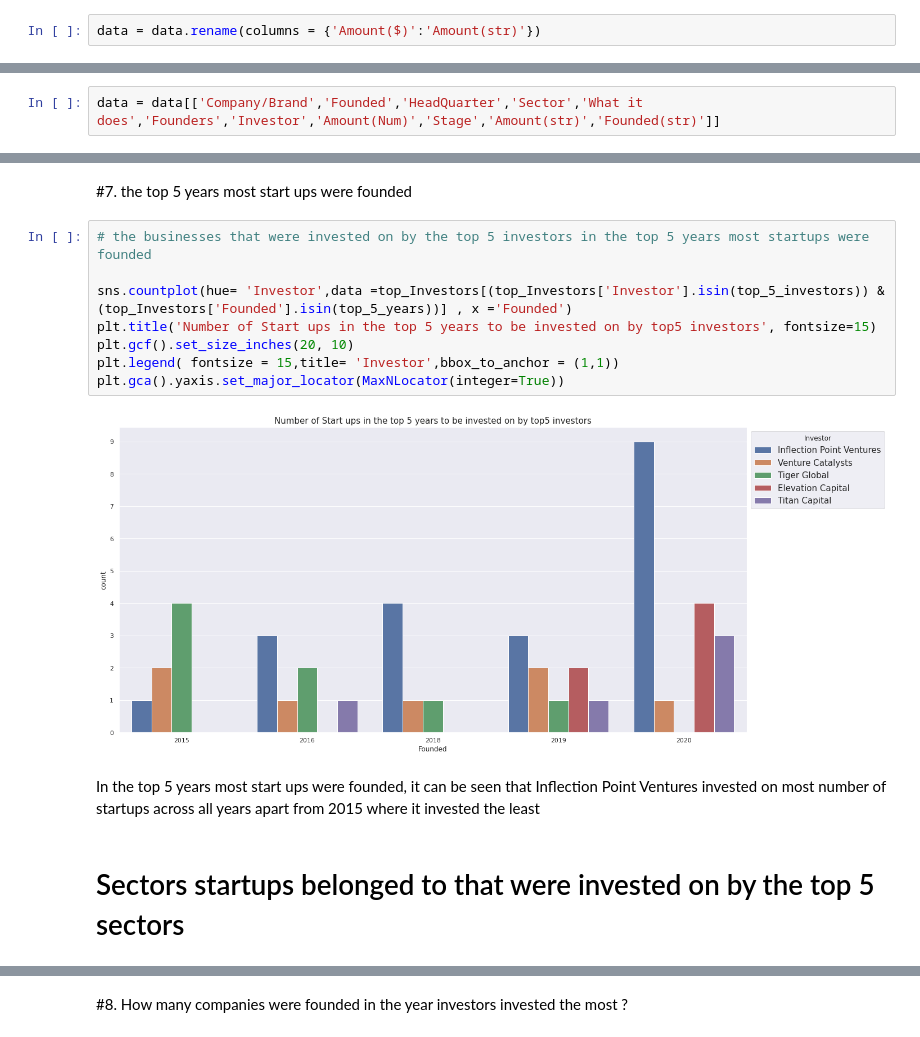
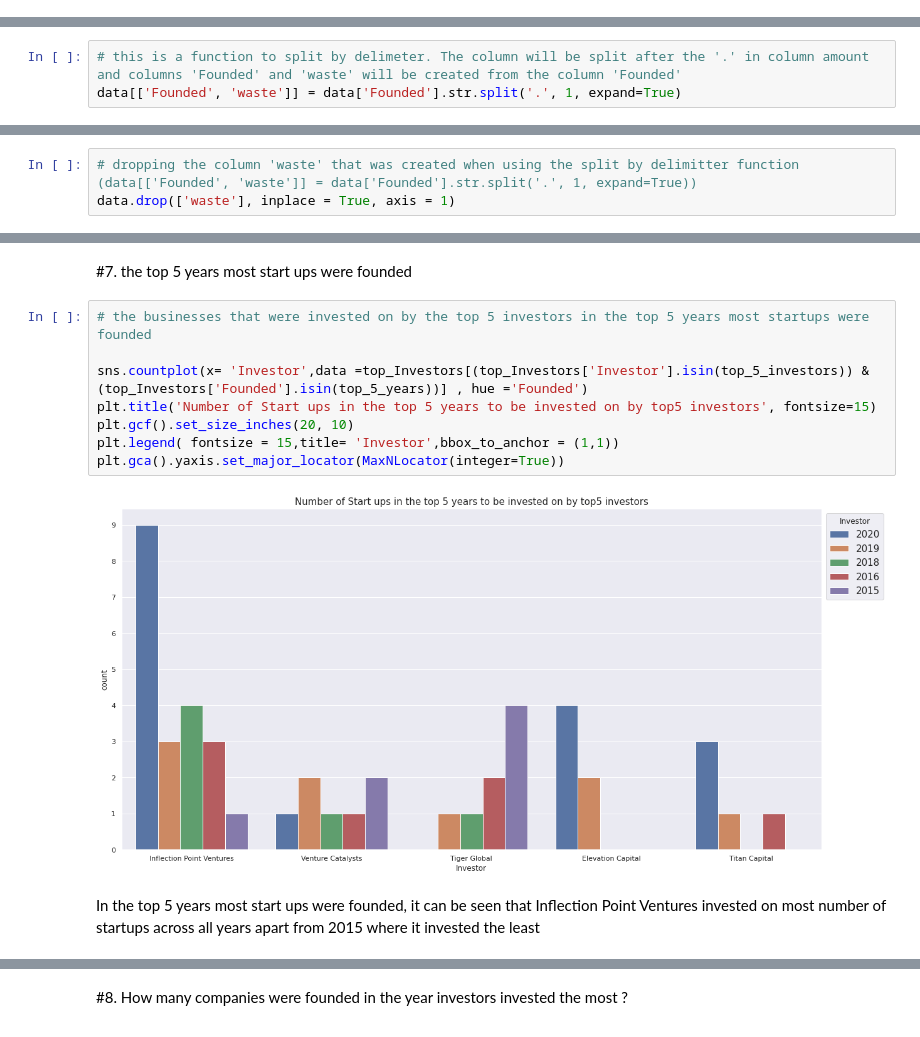
Before and after one commit to mungutiwilliam/Indian-Startups-dataset-analysis, a Jupyter notebook: Indian_Startups_Funding_&_Investors_analysis.ipynb, the cells around one changed output, grey strips where cells are left out. Drawn from its saved outputs; the diff is of its cells as text.

Commit message:
new commits after third meeting

```diff
--- a/Indian_Startups_Funding_&_Investors_analysis.ipynb
+++ b/Indian_Startups_Funding_&_Investors_analysis.ipynb
@@ -1645,2 +863,0 @@ memory usage: 68.9+ KB
-# %%
-data = data.rename(columns = {'Amount($)':'Amount(str)'})
@@ -1663,2 +863,0 @@ data
-# %%
-data = data[['Company/Brand','Founded','HeadQuarter','Sector','What it does','Founders','Investor','Amount(Num)','Stage','Amount(str)','Founded(str)']]
@@ -1725,0 +864,3 @@ array([0])
+# %%
+# this is a function to split by delimeter. The column will be split after the '.' in column amount and columns 'Founded' and 'waste' will be created from the column 'Founded'
+data[['Founded', 'waste']] = data['Founded'].str.split('.', 1, expand=True)
@@ -1725,0 +876,3 @@ array([0])
+# %%
+# dropping the column 'waste' that was created when using the split by delimitter function (data[['Founded', 'waste']] = data['Founded'].str.split('.', 1, expand=True))
+data.drop(['waste'], inplace = True, axis = 1)
@@ -1963,14 +1098,12 @@ From the dataset it can be seen that 2020 had the most number of start ups and t
 # %%
 # the businesses that were invested on by the top 5 investors in the top 5 years most startups were founded
 
-sns.countplot(hue= 'Investor',data =top_Investors[(top_Investors['Investor'].isin(top_5_investors)) & (top_Investors['Founded'].isin(top_5_years))] , x ='Founded')
+sns.countplot(x= 'Investor',data =top_Investors[(top_Investors['Investor'].isin(top_5_investors)) & (top_Investors['Founded'].isin(top_5_years))] , hue ='Founded')
 plt.title('Number of Start ups in the top 5 years to be invested on by top5 investors', fontsize=15)
 plt.gcf().set_size_inches(20, 10)
 plt.legend( fontsize = 15,title= 'Investor',bbox_to_anchor = (1,1))
 plt.gca().yaxis.set_major_locator(MaxNLocator(integer=True))
 # %% [output]
-[figure, old version]
+[figure, new version]
 # %% [markdown]
 In the top 5 years most start ups were founded, it can be seen that  Inflection Point Ventures invested on most number of startups across all years apart from 2015 where it invested the least
-# %% [markdown]
-# Sectors startups belonged to that were invested on by the top 5 sectors
```
Also changed, not shown: parts of 239 cells of this notebook, 2 other files.
